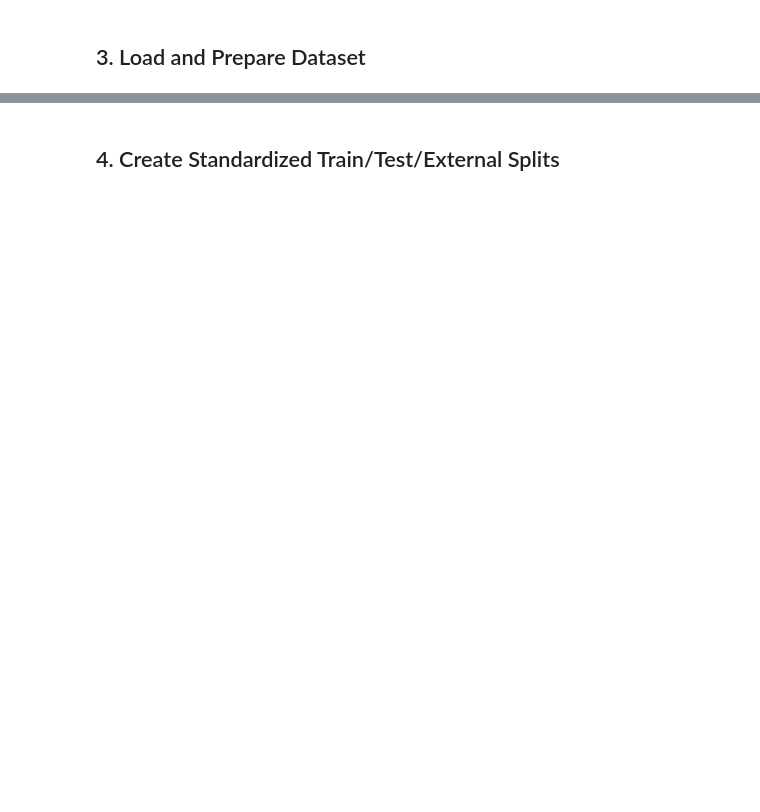
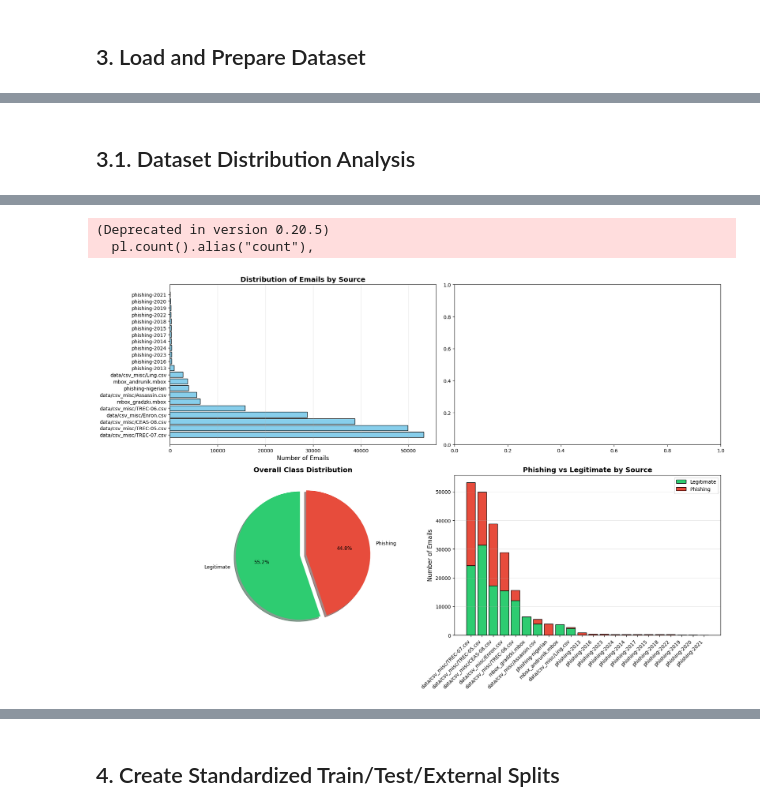
Before and after one commit to Latandu/PhishStop, a Jupyter notebook: app/models/train_models_with_wandb.ipynb, the cells around one changed output, grey strips where cells are left out. Cells and saved outputs as stored; diff of their text form; code cells hidden in the pictures; blank space fills up the shorter version.

```diff
--- a/app/models/train_models_with_wandb.ipynb
+++ b/app/models/train_models_with_wandb.ipynb
@@ -119,7 +121,7 @@ Run URL: https://wandb.ai/latandu-phishstop/phishstop-detection/runs/zmajn5bi
 # %%
 # Load dataset
 print("Loading dataset...")
-df = pl.read_parquet("../../data/emails_v5.parquet")
+df = pl.read_parquet("../../emails_v6.parquet")
 pl.Config.set_tbl_rows(-1)
 print(df.select("source").unique())
 print(f"Total records: {len(df):,}")
@@ -158,3 +160,66 @@ shape: (22, 1)
 Class distribution:
   Phishing: 95,063 (44.82%)
   Legitimate: 117,050 (55.18%)
+# %% [markdown]
+## 3.1. Dataset Distribution Analysis
+# %%
+# Dataset source distribution
+df_pd = df.to_pandas()
+
+# 1. Source Distribution
+print("="*80)
+print("DATASET SOURCE DISTRIBUTION")
+print("="*80)
+source_counts = df.group_by("source").agg([
+    pl.count().alias("count"),
+    pl.col("phishing").sum().alias("phishing_count"),
+    pl.col("phishing").mean().alias("phishing_ratio")
+]).sort("count", descending=True)
+
+print(source_counts)
+
+# Plot source distribution
+fig, axes = plt.subplots(2, 2, figsize=(18, 12))
+
+# Source count
+ax1 = axes[0, 0]
+source_data = source_counts.to_pandas()
+ax1.barh(source_data['source'], source_data['count'], color='skyblue', edgecolor='black')
+ax1.set_xlabel('Number of Emails', fontsize=12)
+ax1.set_title('Distribution of Emails by Source', fontsize=14, fontweight='bold')
+ax1.grid(axis='x', alpha=0.3)
+
+# Overall class distribution (pie chart)
+ax3 = axes[1, 0]
+class_counts = [legit_count, phishing_count]
+colors_pie = ['#2ecc71', '#e74c3c']
+explode = (0.05, 0.05)
+ax3.pie(class_counts, labels=['Legitimate', 'Phishing'], autopct='%1.1f%%',
+        colors=colors_pie, explode=explode, shadow=True, startangle=90)
+ax3.set_title('Overall Class Distribution', fontsize=14, fontweight='bold')
+
+# Stacked bar chart - phishing vs legitimate by source
+ax4 = axes[1, 1]
+source_data['legitimate_count'] = source_data['count'] - source_data['phishing_count']
+x_pos = np.arange(len(source_data))
+ax4.bar(x_pos, source_data['legitimate_count'], label='Legitimate', color='#2ecc71', edgecolor='black')
+ax4.bar(x_pos, source_data['phishing_count'], bottom=source_data['legitimate_count'],
+        label='Phishing', color='#e74c3c', edgecolor='black')
+ax4.set_ylabel('Number of Emails', fontsize=12)
+ax4.set_title('Phishing vs Legitimate by Source', fontsize=14, fontweight='bold')
+ax4.set_xticks(x_pos)
+ax4.set_xticklabels(source_data['source'], rotation=45, ha='right')
+ax4.legend()
+ax4.grid(axis='y', alpha=0.3)
+
+plt.tight_layout()
+wandb.log({"dataset_analysis/source_distribution": wandb.Image(fig)})
+plt.show()
+plt.close()
+
+# Log source distribution table
+wandb.log({"dataset_analysis/source_table": wandb.Table(
+    columns=["source", "count", "phishing_count", "legitimate_count", "phishing_ratio"],
+    data=source_data[['source', 'count', 'phishing_count', 'legitimate_count', 'phishing_ratio']].values.tolist()
+)})
+# %% [output]
@@ -160,0 +243,3 @@ Class distribution:
+(Deprecated in version 0.20.5)
+  pl.count().alias("count"),
+[figure, added]
```
Also changed, not shown: parts of 13 cells of this notebook, 5 other files.
